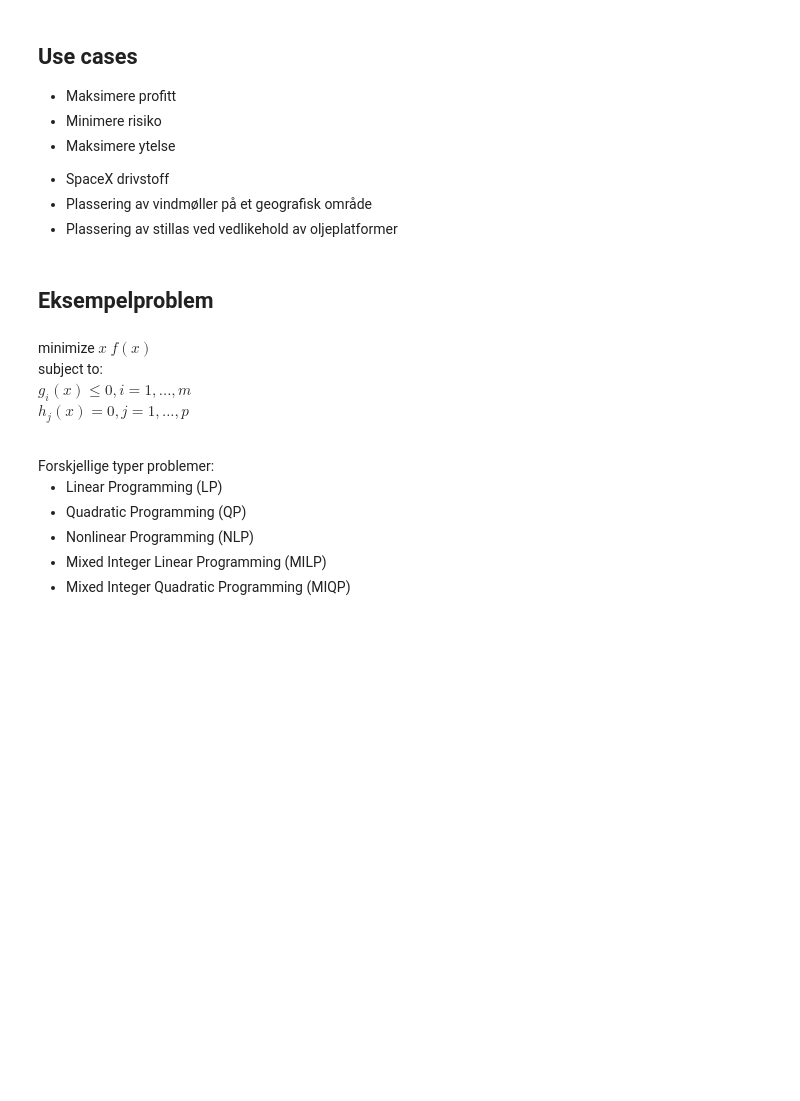
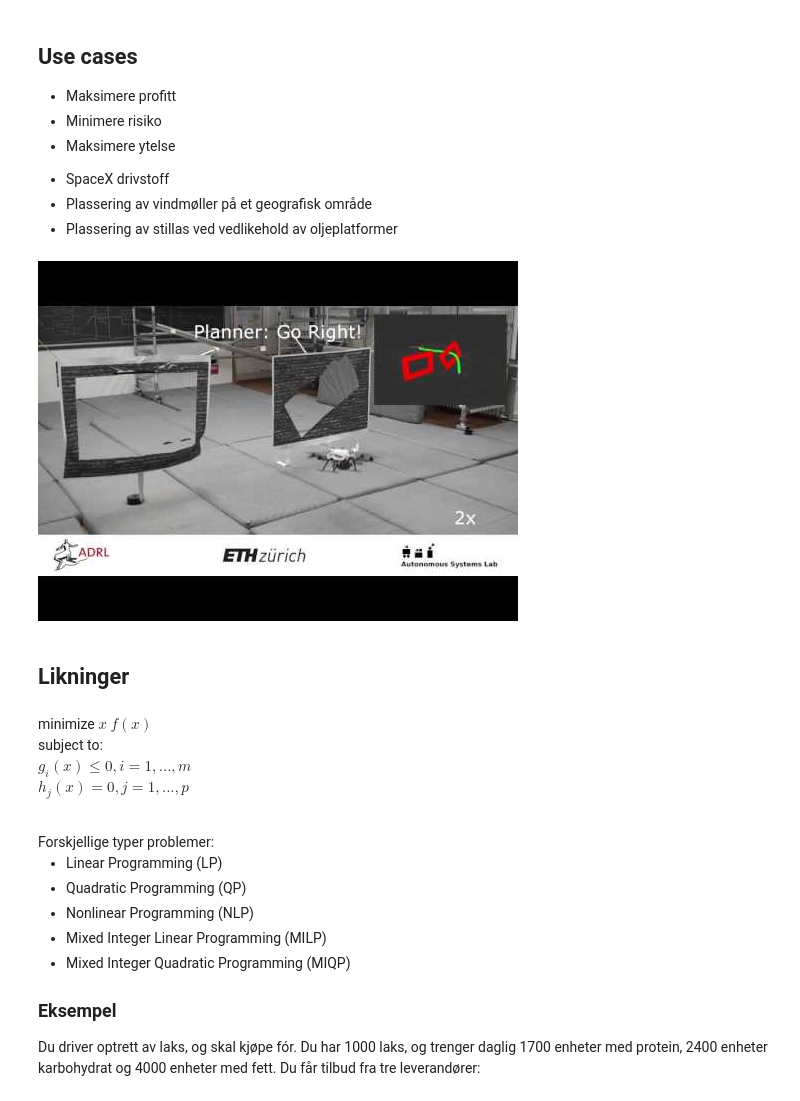
Before and after one commit to simenvg/optimization_demo, a Jupyter notebook: intro.ipynb, the cells around one changed output. Saved outputs shown, nothing was run; the diff lists cells and outputs as text; code cells hidden in the pictures; blank space fills up the shorter version.

```diff
--- a/intro.ipynb
+++ b/intro.ipynb
@@ -19,8 +51,13 @@ Mål: Kunne gjenkjenne enkle optimeringsproblemer, og ha en viss oversikt over h
     <li>Plassering av vindmøller på et geografisk område</li>
     <li>Plassering av stillas ved vedlikehold av oljeplatformer</li>
 </ul>
+# %%
+from IPython.display import YouTubeVideo
+YouTubeVideo('Y7-1CBqs4x4')
+# %% [output]
+[figure, added]
 # %% [markdown]
-## Eksempelproblem
+## Likninger
 # %% [markdown]
 minimize $x$ $f(x)$
 <br>
@@ -39,3 +76,7 @@ Forskjellige typer problemer:
     <li>Mixed Integer Linear Programming (MILP)</li>
     <li>Mixed Integer Quadratic Programming (MIQP)</li>
 </ul>
+
+### Eksempel
+
+Du driver optrett av laks, og skal kjøpe fór. Du har 1000 laks, og trenger daglig 1700 enheter med protein, 2400 enheter karbohydrat og 4000 enheter med fett. Du får tilbud fra tre leverandører:
```
Also changed, not shown: parts of 5 cells of this notebook, 5 other files.
